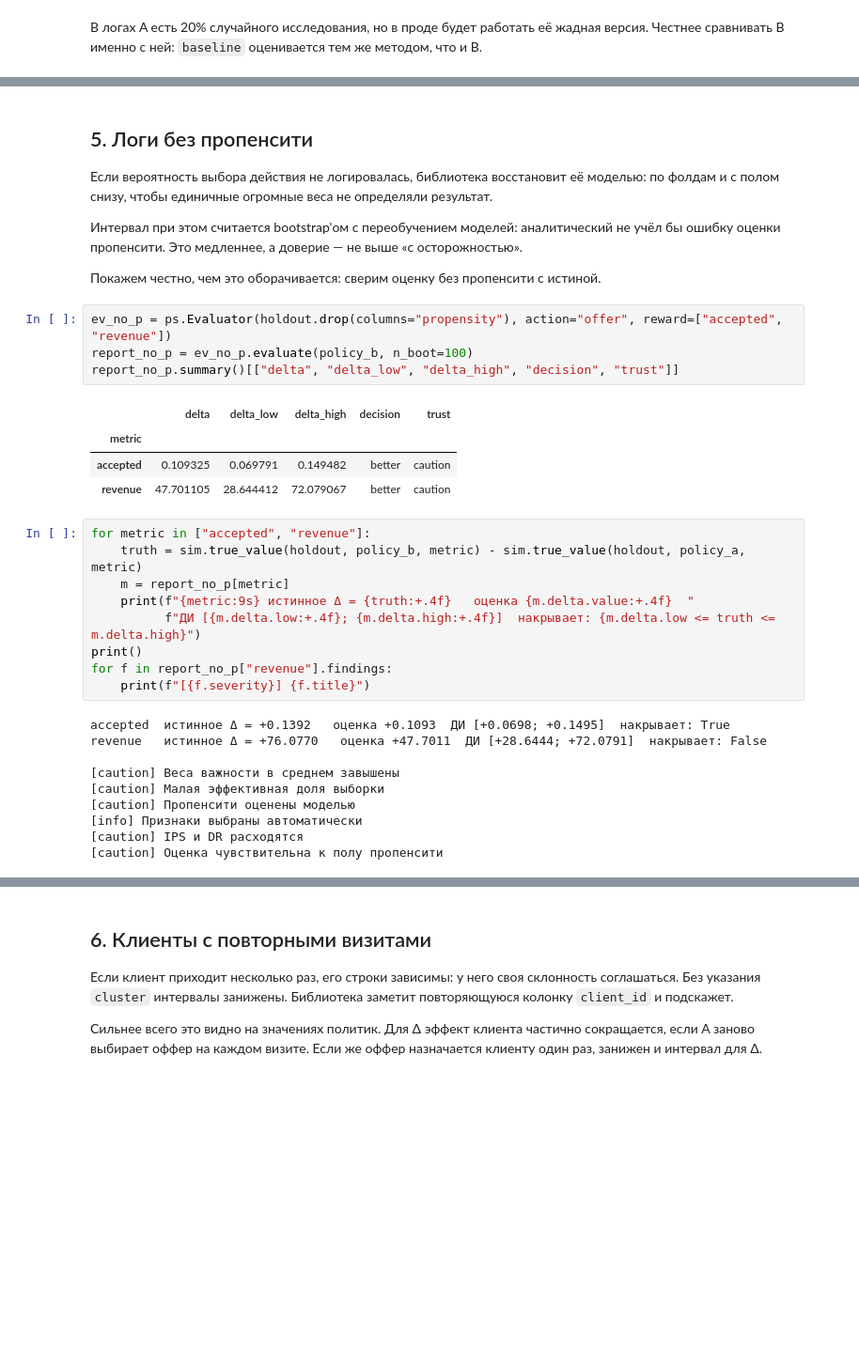
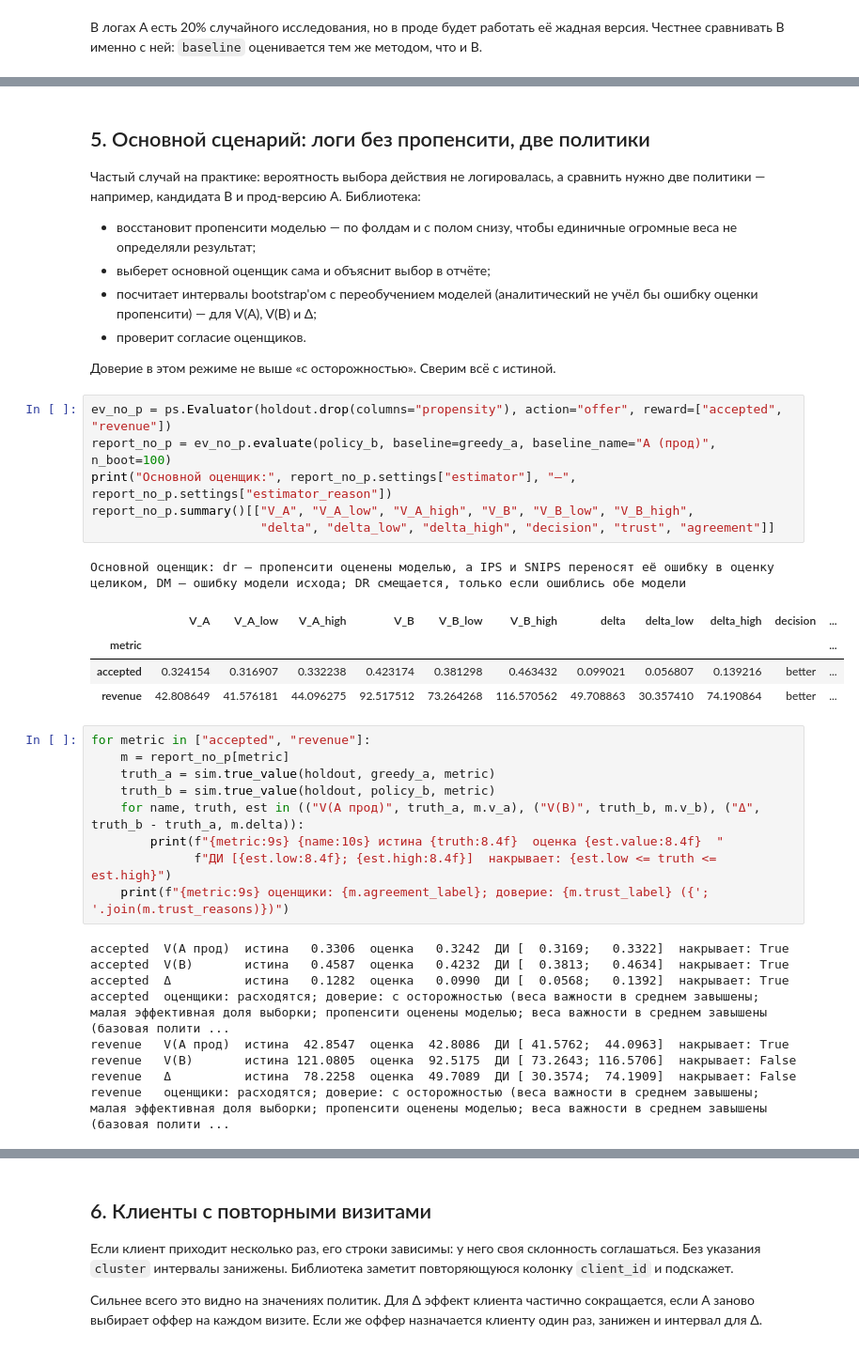
Before and after one commit to Yurashku/OffPolicyLab, a Jupyter notebook: examples/tutorial.ipynb, the cells around one changed output, grey strips where cells are left out. Shown at 94% size. Cells and saved outputs as stored; diff of their text form; blank space fills up the shorter version.

```diff
--- a/examples/tutorial.ipynb
+++ b/examples/tutorial.ipynb
@@ -286,39 +289,45 @@ vs_prod.summary()[["V_A", "V_B", "delta", "delta_low", "delta_high", "decision",
 # %% [markdown]
-## 5. Логи без пропенсити
+## 5. Основной сценарий: логи без пропенсити, две политики
 
-Если вероятность выбора действия не логировалась, библиотека восстановит её моделью: по
-фолдам и с полом снизу, чтобы единичные огромные веса не определяли результат.
+Частый случай на практике: вероятность выбора действия не логировалась, а сравнить нужно две
+политики — например, кандидата B и прод-версию A. Библиотека:
 
-Интервал при этом считается bootstrap'ом с переобучением моделей: аналитический не учёл бы
-ошибку оценки пропенсити. Это медленнее, а доверие — не выше «с осторожностью».
+- восстановит пропенсити моделью — по фолдам и с полом снизу, чтобы единичные огромные веса не
+  определяли результат;
+- выберет основной оценщик сама и объяснит выбор в отчёте;
+- посчитает интервалы bootstrap'ом с переобучением моделей (аналитический не учёл бы ошибку оценки
+  пропенсити) — для V(A), V(B) и Δ;
+- проверит согласие оценщиков.
 
-Покажем честно, чем это оборачивается: сверим оценку без пропенсити с истиной.
+Доверие в этом режиме не выше «с осторожностью». Сверим всё с истиной.
 # %%
 ev_no_p = ps.Evaluator(holdout.drop(columns="propensity"), action="offer", reward=["accepted", "revenue"])
-report_no_p = ev_no_p.evaluate(policy_b, n_boot=100)
-report_no_p.summary()[["delta", "delta_low", "delta_high", "decision", "trust"]]
+report_no_p = ev_no_p.evaluate(policy_b, baseline=greedy_a, baseline_name="A (прод)", n_boot=100)
+print("Основной оценщик:", report_no_p.settings["estimator"], "—", report_no_p.settings["estimator_reason"])
+report_no_p.summary()[["V_A", "V_A_low", "V_A_high", "V_B", "V_B_low", "V_B_high",
+                       "delta", "delta_low", "delta_high", "decision", "trust", "agreement"]]
 # %% [output]
+Основной оценщик: dr — пропенсити оценены моделью, а IPS и SNIPS переносят её ошибку в оценку целиком, DM — ошибку модели исхода; DR смещается, только если ошиблись обе модели
-|  | delta | delta_low | delta_high | decision | trust |
-| metric |  |  |  |  |  |
-| accepted | 0.109325 | 0.069791 | 0.149482 | better | caution |
-| revenue | 47.701105 | 28.644412 | 72.079067 | better | caution |
+|  | V_A | V_A_low | V_A_high | V_B | V_B_low | V_B_high | delta | delta_low | delta_high | decision | ... |
+| metric |  |  |  |  |  |  |  |  |  |  | ... |
+| accepted | 0.324154 | 0.316907 | 0.332238 | 0.423174 | 0.381298 | 0.463432 | 0.099021 | 0.056807 | 0.139216 | better | ... |
+| revenue | 42.808649 | 41.576181 | 44.096275 | 92.517512 | 73.264268 | 116.570562 | 49.708863 | 30.357410 | 74.190864 | better | ... |
 # %%
 for metric in ["accepted", "revenue"]:
-    truth = sim.true_value(holdout, policy_b, metric) - sim.true_value(holdout, policy_a, metric)
     m = report_no_p[metric]
-    print(f"{metric:9s} истинное Δ = {truth:+.4f}   оценка {m.delta.value:+.4f}  "
-          f"ДИ [{m.delta.low:+.4f}; {m.delta.high:+.4f}]  накрывает: {m.delta.low <= truth <= m.delta.high}")
-print()
-for f in report_no_p["revenue"].findings:
-    print(f"[{f.severity}] {f.title}")
+    truth_a = sim.true_value(holdout, greedy_a, metric)
+    truth_b = sim.true_value(holdout, policy_b, metric)
+    for name, truth, est in (("V(A прод)", truth_a, m.v_a), ("V(B)", truth_b, m.v_b), ("Δ", truth_b - truth_a, m.delta)):
+        print(f"{metric:9s} {name:10s} истина {truth:8.4f}  оценка {est.value:8.4f}  "
+              f"ДИ [{est.low:8.4f}; {est.high:8.4f}]  накрывает: {est.low <= truth <= est.high}")
+    print(f"{metric:9s} оценщики: {m.agreement_label}; доверие: {m.trust_label} ({'; '.join(m.trust_reasons)})")
 # %% [output]
-accepted  истинное Δ = +0.1392   оценка +0.1093  ДИ [+0.0698; +0.1495]  накрывает: True
-revenue   истинное Δ = +76.0770   оценка +47.7011  ДИ [+28.6444; +72.0791]  накрывает: False
-
-[caution] Веса важности в среднем завышены
-[caution] Малая эффективная доля выборки
-[caution] Пропенсити оценены моделью
-[info] Признаки выбраны автоматически
-[caution] IPS и DR расходятся
-[caution] Оценка чувствительна к полу пропенсити
+accepted  V(A прод)  истина   0.3306  оценка   0.3242  ДИ [  0.3169;   0.3322]  накрывает: True
+accepted  V(B)       истина   0.4587  оценка   0.4232  ДИ [  0.3813;   0.4634]  накрывает: True
+accepted  Δ          истина   0.1282  оценка   0.0990  ДИ [  0.0568;   0.1392]  накрывает: True
+accepted  оценщики: расходятся; доверие: с осторожностью (веса важности в среднем завышены; малая эффективная доля выборки; пропенсити оценены моделью; веса важности в среднем завышены (базовая полити ...
+revenue   V(A прод)  истина  42.8547  оценка  42.8086  ДИ [ 41.5762;  44.0963]  накрывает: True
+revenue   V(B)       истина 121.0805  оценка  92.5175  ДИ [ 73.2643; 116.5706]  накрывает: False
+revenue   Δ          истина  78.2258  оценка  49.7089  ДИ [ 30.3574;  74.1909]  накрывает: False
+revenue   оценщики: расходятся; доверие: с осторожностью (веса важности в среднем завышены; малая эффективная доля выборки; пропенсити оценены моделью; веса важности в среднем завышены (базовая полити ...
 # %% [markdown]
```
Also changed, not shown: parts of 10 cells of this notebook, 6 other files.
